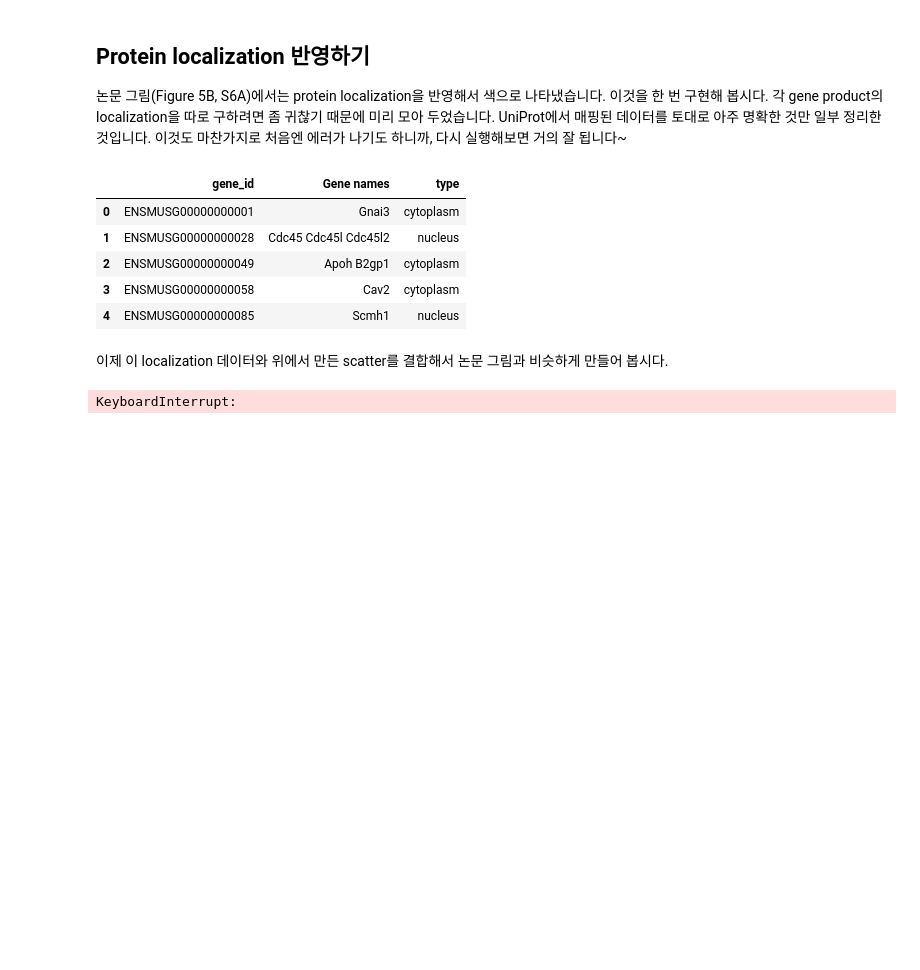
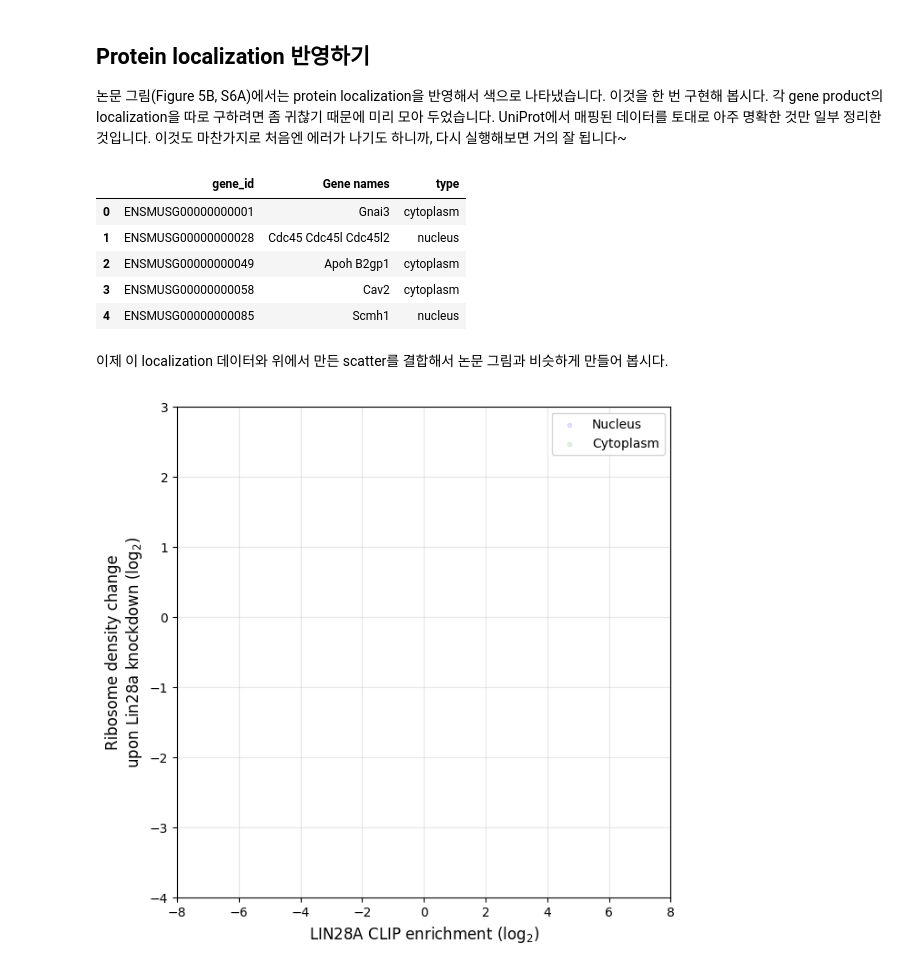
Before and after one commit to REED3082/Github-project, a Jupyter notebook: CoLab_TermProj_2025_1.ipynb, the cells around one changed output. Drawn from its saved outputs; the diff is of its cells as text; code cells hidden in the pictures; blank space fills up the shorter version.

```diff
--- a/CoLab_TermProj_2025_1.ipynb
+++ b/CoLab_TermProj_2025_1.ipynb
@@ -350,29 +350,29 @@ mouselocal.head()
 # %%
 from matplotlib import pyplot as plt
 import numpy as np
 
-types =['None']*len(cnts)
+cnts = cnts.copy()
+cnts['gene_id_clean'] = cnts.index.astype(str).str.split('.').str[0]
+mouselocal['gene_id'] = mouselocal['gene_id'].astype(str)
 
-for i in range(len(cnts)):
-  for j in range(len(mouselocal)):
-    if mouselocal['gene_id'][j] in cnts.index[i]:
-      types[i] = mouselocal['type'][j]
-      break
+cnts['type'] = cnts['gene_id_clean'].map(gene_id_to_type)
 
-cnts['type'] = types
+x_series = np.log2(cnts['clip_enrichment'].replace(0, np.nan))
+y_series = np.log2(cnts['rden_change'].replace(0, np.nan))
 
-nucleus = cnts[cnts['type'] =='nucleus']
-integral_membrane = cnts[cnts['type'] =='integral_membrane']
-cytoplasm = cnts[cnts['type'] =='cytoplasm']
+nucleus = cnts_valid[cnts_valid['type'] == 'nucleus']
+cytoplasm = cnts_valid[cnts_valid['type'] == 'cytoplasm']
 
-plt.scatter(np.log2(nucleus['clip_enrichment']), np.log2(nucleus['rden_change']), color='blue', s=1)
-plt.scatter(np.log2(integral_membrane['clip_enrichment']), np.log2(integral_membrane['rden_change']), color='red', s=1)
-plt.scatter(np.log2(cytoplasm['clip_enrichment']), np.log2(cytoplasm['rden_change']), color='green', s=1)
+plt.figure(figsize=(7, 7))
+plt.scatter(np.log2(nucleus['clip_enrichment']), np.log2(nucleus['rden_change']), color='blue', s=10, alpha=0.1, label='Nucleus')
+plt.scatter(np.log2(cytoplasm['clip_enrichment']), np.log2(cytoplasm['rden_change']), color='green', s=10, alpha=0.1, label='Cytoplasm')
 
-plt.set_xlim(-8, 8)
-plt.set_ylim(-4, 3)
-plt.set_xlabel("LIN28A CLIP enrichment (log$_2$)", fontsize=12)
-plt.set_ylabel("Ribosome density change\nupon Lin28a knockdown (log$_2$)", fontsize=12)
+plt.xlim(-8, 8)
+plt.ylim(-4, 3)
+plt.xlabel("LIN28A CLIP enrichment (log$_2$)", fontsize=12)
+plt.ylabel("Ribosome density change\nupon Lin28a knockdown (log$_2$)", fontsize=12)
+plt.grid(True, linestyle='-', alpha=0.3)
+plt.legend()
 plt.show()
 # %% [output]
-KeyboardInterrupt:
+[figure, added]
```
